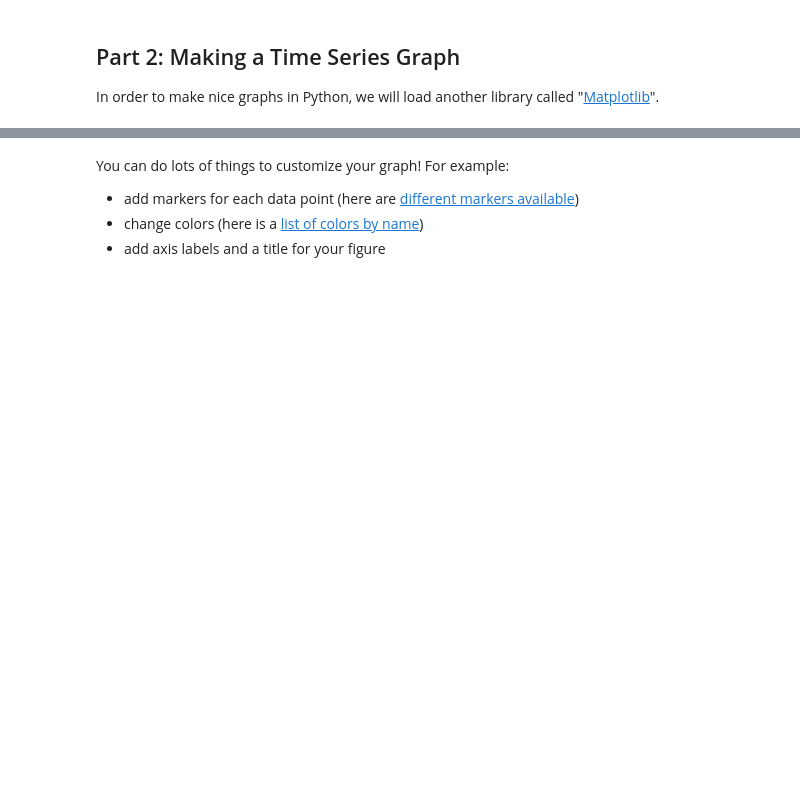
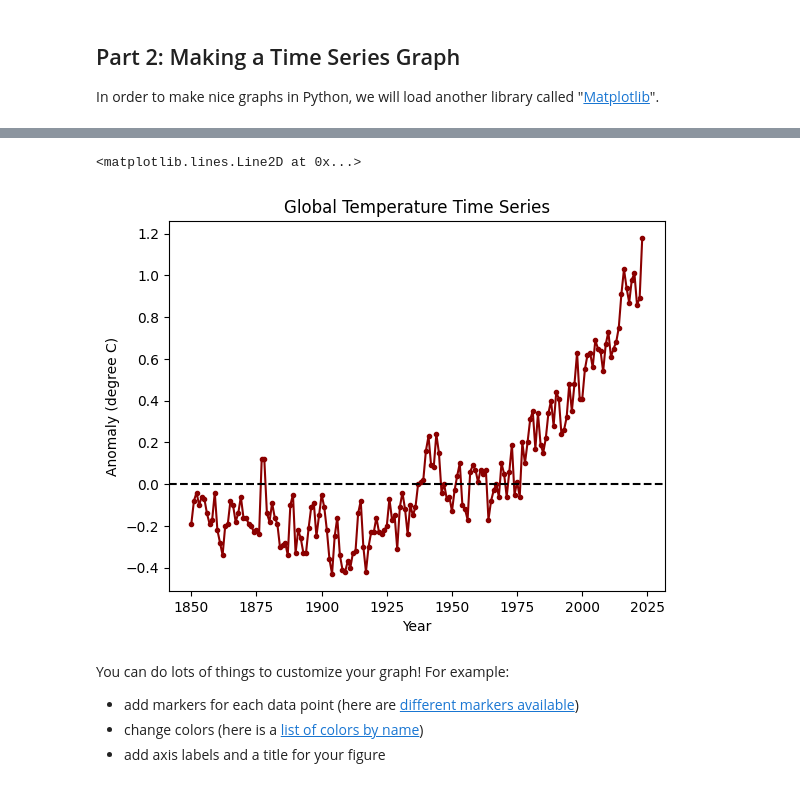
Before and after one commit to fdavenport/course-climate-change-impacts, a Jupyter notebook: lectures/02_Reading_Climate_Data_1.ipynb, the cells around one changed output, grey strips where cells are left out. Cells and saved outputs as stored; diff of their text form; code cells hidden in the pictures; blank space fills up the shorter version.

```diff
--- a/lectures/02_Reading_Climate_Data_1.ipynb
+++ b/lectures/02_Reading_Climate_Data_1.ipynb
@@ -29,3 +32,5 @@ The temperature data has already been added to the course github page at the fol
 global_temp_url = "https://raw.githubusercontent.com/fdavenport/CIVE480A6-climate-change-impacts/main/lectures/data/global_temp.csv"
 # %%
 # read in the csv file
+
+data = pd.read_csv(global_temp_url)
@@ -40,5 +180,21 @@ In order to make nice graphs in Python, we will load another library called "[Ma
 # %%
 # add our data to the figure
+
+
+fig, ax = plt.subplots()
+
+x = data["Year"]
+y = data["Anomaly_degC"]
+
+
+ax.plot(x, y, marker = ".", color = "darkred")
+ax.set_title("Global Temperature Time Series")
+ax.set_xlabel("Year")
+ax.set_ylabel("Anomaly (degree C)")
+ax.axhline(0, linestyle = "dashed", color = "black")
+# %% [output]
+<matplotlib.lines.Line2D at 0x...>
+[figure, added]
 # %% [markdown]
 You can do lots of things to customize your graph! For example:
 * add markers for each data point (here are [different markers available](https://matplotlib.org/stable/api/markers_api.html))
```
Also changed, not shown: parts of 18 cells of this notebook.
